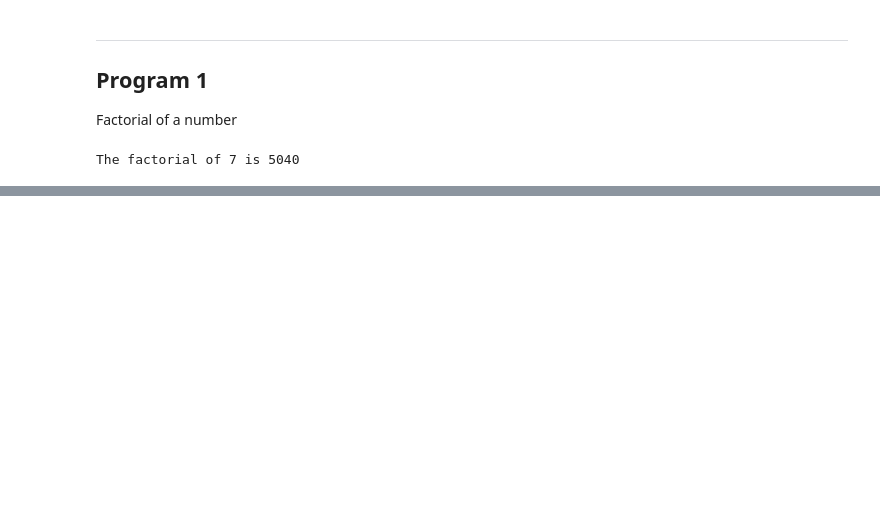
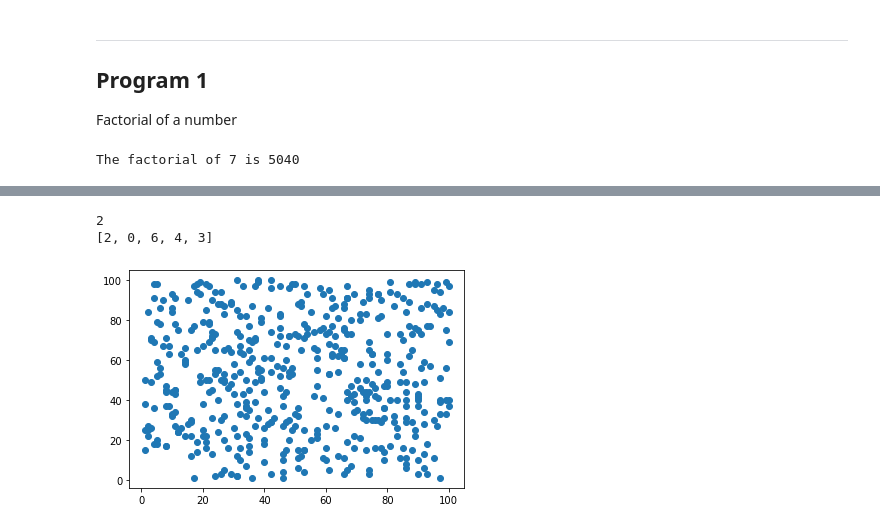
Before and after one commit to navgaur/Mathematical-Physics-I, a Jupyter notebook: Intro Python 1.ipynb, the cells around one changed output, grey strips where cells are left out. Saved outputs shown, nothing was run; the diff lists cells and outputs as text; code cells hidden in the pictures; blank space fills up the shorter version.

```diff
--- a/Intro Python 1.ipynb
+++ b/Intro Python 1.ipynb
@@ -442,0 +488,20 @@ The factorial of 7 is 5040
+# %%
+import random
+n = random.randint(1,10)
+print(n)
+print(random.sample(range(0,10),5))
+# %% [output]
+2
+[2, 0, 6, 4, 3]
+# %%
+import random
+import matplotlib.pyplot as plt
+
+no_of_points = 500
+x = [random.randint(1,100) for n in range(no_of_points)]
+y = [random.randint(1,100) for n in range(no_of_points)]
+#print(x,y)
+plt.scatter(x,y)
+plt.show()
+# %% [output]
+[figure, added]
```
Also changed, not shown: parts of 6 cells of this notebook.
